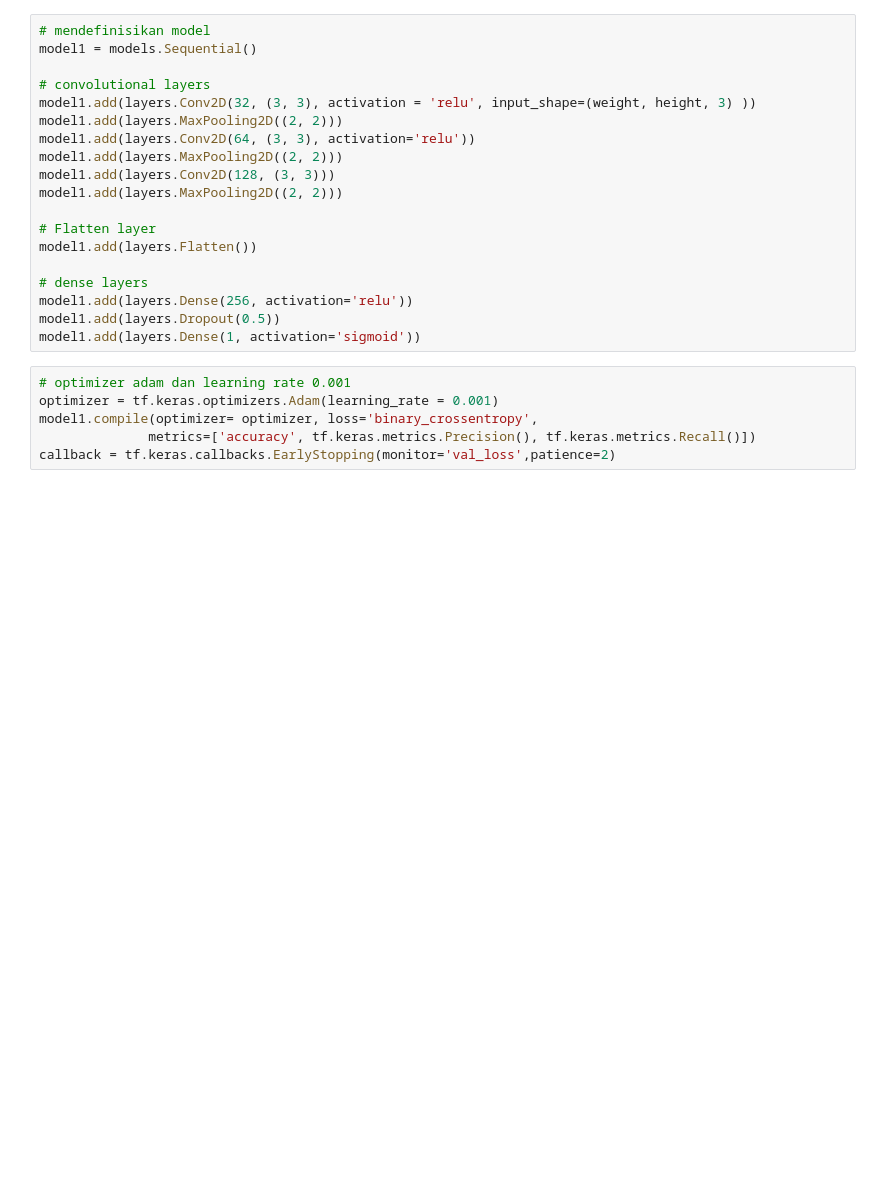
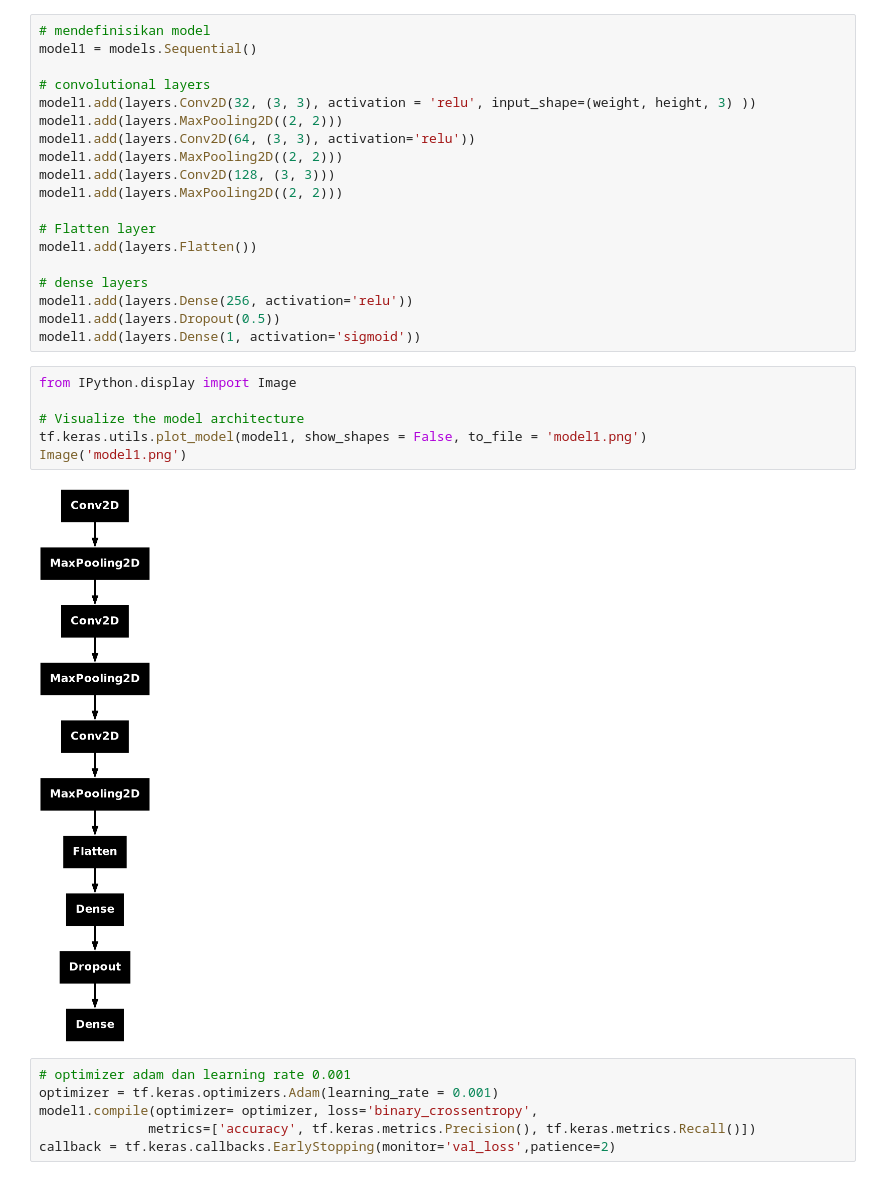
Before and after one commit to ariopurba/thesis, a Jupyter notebook: model-baru-fix.ipynb, the cells around one changed output. Cells and saved outputs as stored; diff of their text form; blank space fills up the shorter version.

Commit message:
Kaggle Notebook | model_baru_fix | Version 7

```diff
--- a/model-baru-fix.ipynb
+++ b/model-baru-fix.ipynb
@@ -137,6 +167,14 @@ model1.add(layers.Flatten())
 model1.add(layers.Dense(256, activation='relu'))
 model1.add(layers.Dropout(0.5))
 model1.add(layers.Dense(1, activation='sigmoid'))
+# %%
+from IPython.display import Image
+
+# Visualize the model architecture
+tf.keras.utils.plot_model(model1, show_shapes = False, to_file = 'model1.png')
+Image('model1.png')
+# %% [output]
+[figure, added]
 # %%
 # optimizer adam dan learning rate 0.001
 optimizer = tf.keras.optimizers.Adam(learning_rate = 0.001)
```
Also changed, not shown: parts of 36 cells of this notebook.
